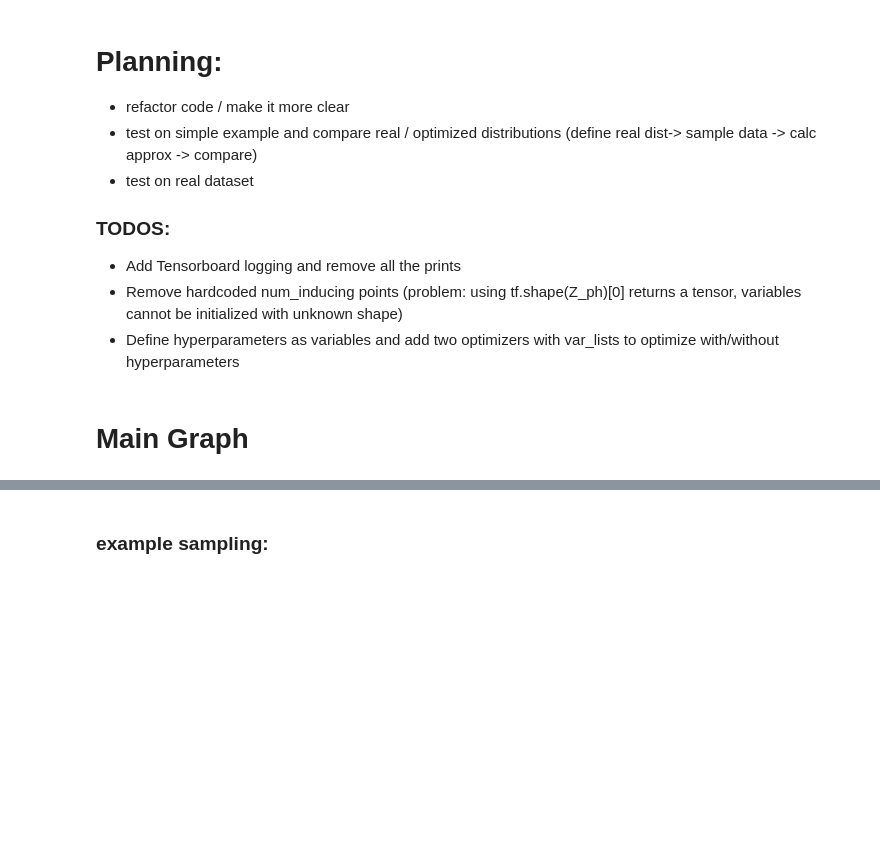
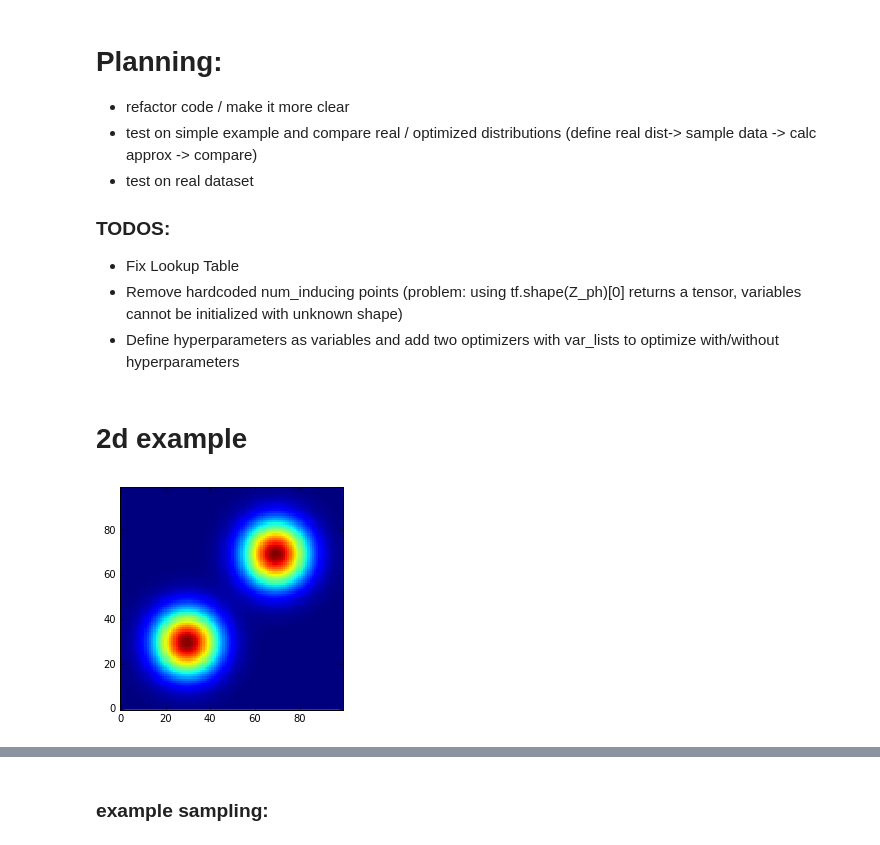
Before and after one commit to maxkohlbrenner/pmai-vi-gpmpp, a Jupyter notebook: main.ipynb, the cells around one changed output, grey strips where cells are left out. Saved outputs shown, nothing was run; the diff lists cells and outputs as text; code cells hidden in the pictures; blank space fills up the shorter version.

```diff
--- a/main.ipynb
+++ b/main.ipynb
@@ -15,8 +15,27 @@ from utils import tf_tril_indices, load_lookup_table, table_lookup_op_parallel,
 - test on real dataset
 
 ### TODOS:
-- Add Tensorboard logging and remove all the prints
+- Fix Lookup Table
 - Remove hardcoded num_inducing points (problem: using tf.shape(Z_ph)[0] returns a tensor, variables cannot be initialized with unknown shape)
 - Define hyperparameters as variables and add two optimizers with var_lists to optimize with/without hyperparameters
-# %% [markdown]
-# Main Graph
+# %% [markdown]
+# 2d example
+# %%
+from scipy.stats import multivariate_normal
+
+def double_blob(x):
+    blob_1 = multivariate_normal.pdf(x, mean = [3, 3], cov=[[1, 0], [0, 1]])
+    blob_2 = multivariate_normal.pdf(x, mean = [7, 7], cov=[[1, 0], [0, 1]])
+    return (blob_1 + blob_2) * 10
+# %%
+res = 100
+
+xx, yy = np.meshgrid(np.linspace(0, 10, res), np.linspace(0, 10, res))
+
+X = np.array([xx, yy]).transpose(1,2,0).reshape(res**2, 2)
+vals = double_blob(X).reshape(res,res)
+
+plt.imshow(vals, interpolation='None', origin='lower')
+plt.show()
+# %% [output]
+[figure, added]
```
Also changed, not shown: parts of 6 cells of this notebook, 1 other file.
